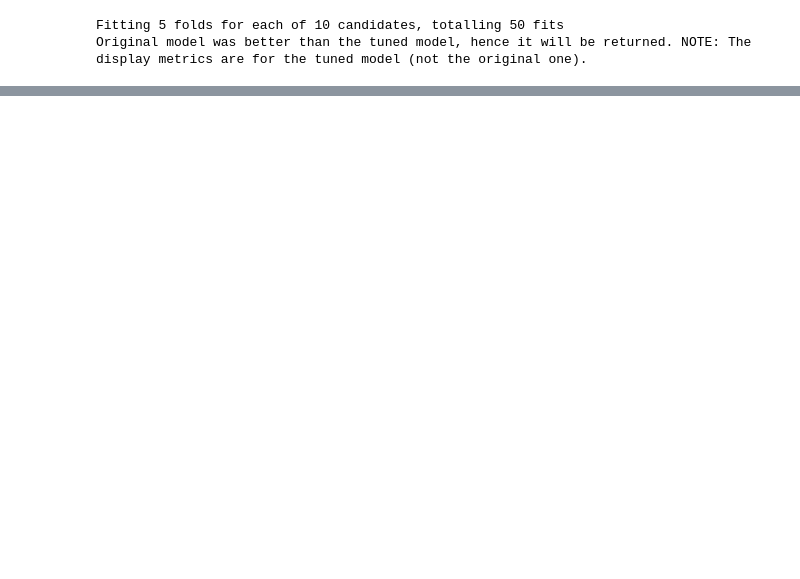
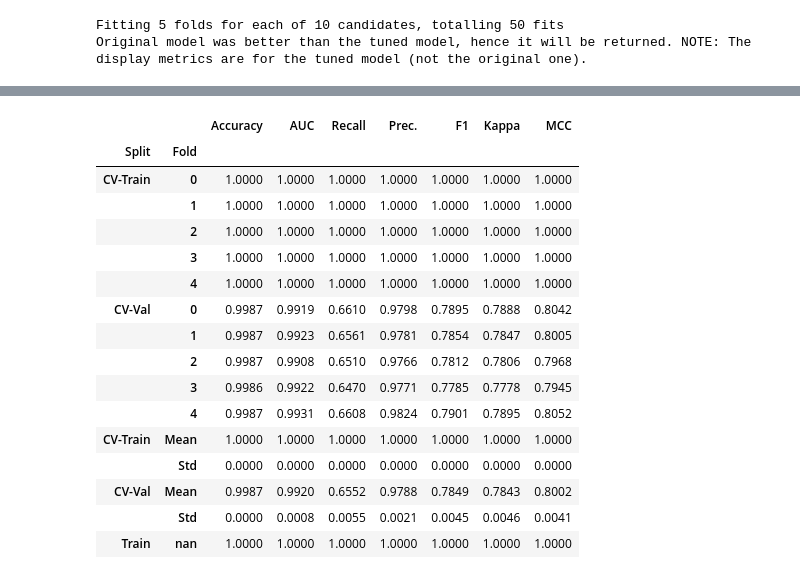
Before and after one commit to chun-yu-L/Credit-Card-Fraud-Prediction-2023, a Jupyter notebook: PyCaret_trial.ipynb, the cells around one changed output, grey strips where cells are left out. Drawn from its saved outputs; the diff is of its cells as text; code cells hidden in the pictures; blank space fills up the shorter version.

```diff
--- a/PyCaret_trial.ipynb
+++ b/PyCaret_trial.ipynb
@@ -521,2 +551,3 @@ ValueError: Estimator tune_lgbm_model does not have the required fit() method.
 # %%
-stack_rf_lgbm = exp.stack_models(['tune_lgbm_model', 'tune_rf_model'], optimize='F1', return_train_score=True)
+stack_rf_lgbm = exp.stack_models([tune_lgbm_model, tune_rf_model], optimize='F1', return_train_score=True)
+# %% [output]
@@ -522,0 +555,17 @@ stack_rf_lgbm = exp.stack_models(['tune_lgbm_model', 'tune_rf_model'], optimize=
+|  |  | Accuracy | AUC | Recall | Prec. | F1 | Kappa | MCC |
+| Split | Fold |  |  |  |  |  |  |  |
+| CV-Train | 0 | 1.0000 | 1.0000 | 1.0000 | 1.0000 | 1.0000 | 1.0000 | 1.0000 |
+|  | 1 | 1.0000 | 1.0000 | 1.0000 | 1.0000 | 1.0000 | 1.0000 | 1.0000 |
+|  | 2 | 1.0000 | 1.0000 | 1.0000 | 1.0000 | 1.0000 | 1.0000 | 1.0000 |
+|  | 3 | 1.0000 | 1.0000 | 1.0000 | 1.0000 | 1.0000 | 1.0000 | 1.0000 |
+|  | 4 | 1.0000 | 1.0000 | 1.0000 | 1.0000 | 1.0000 | 1.0000 | 1.0000 |
+| CV-Val | 0 | 0.9987 | 0.9919 | 0.6610 | 0.9798 | 0.7895 | 0.7888 | 0.8042 |
+|  | 1 | 0.9987 | 0.9923 | 0.6561 | 0.9781 | 0.7854 | 0.7847 | 0.8005 |
+|  | 2 | 0.9987 | 0.9908 | 0.6510 | 0.9766 | 0.7812 | 0.7806 | 0.7968 |
+|  | 3 | 0.9986 | 0.9922 | 0.6470 | 0.9771 | 0.7785 | 0.7778 | 0.7945 |
+|  | 4 | 0.9987 | 0.9931 | 0.6608 | 0.9824 | 0.7901 | 0.7895 | 0.8052 |
+| CV-Train | Mean | 1.0000 | 1.0000 | 1.0000 | 1.0000 | 1.0000 | 1.0000 | 1.0000 |
+|  | Std | 0.0000 | 0.0000 | 0.0000 | 0.0000 | 0.0000 | 0.0000 | 0.0000 |
+| CV-Val | Mean | 0.9987 | 0.9920 | 0.6552 | 0.9788 | 0.7849 | 0.7843 | 0.8002 |
+|  | Std | 0.0000 | 0.0008 | 0.0055 | 0.0021 | 0.0045 | 0.0046 | 0.0041 |
+| Train | nan | 1.0000 | 1.0000 | 1.0000 | 1.0000 | 1.0000 | 1.0000 | 1.0000 |
```
Also changed, not shown: parts of 13 cells of this notebook.
